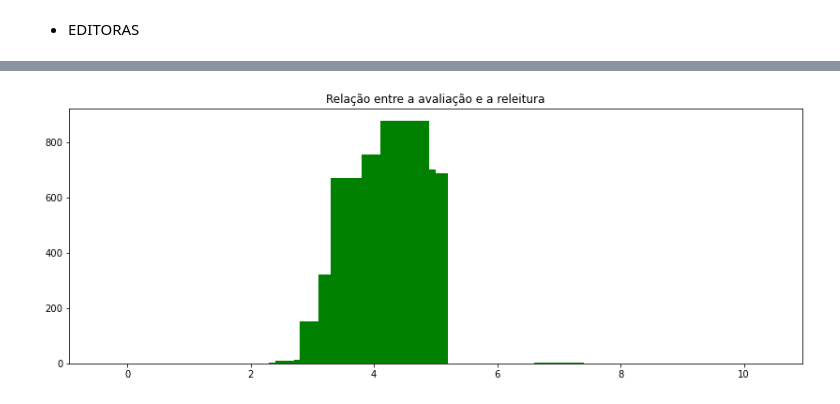
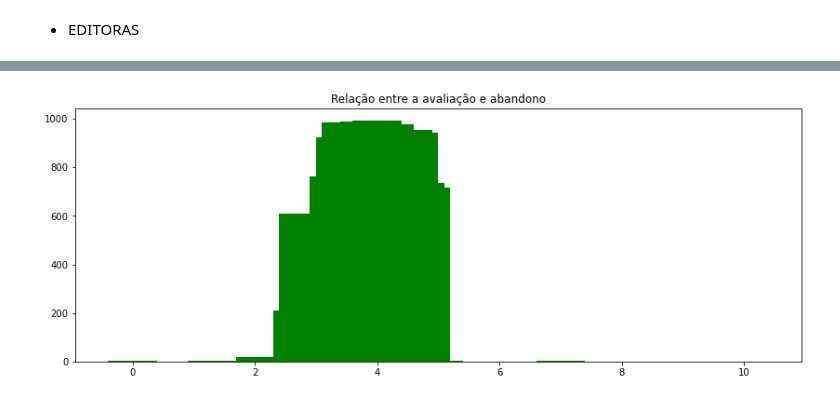
Before and after one commit to insper-classroom/22-1b-cd-p2-leandra_taina, a Jupyter notebook: Oficial.ipynb, the cells around one changed output, grey strips where cells are left out. Drawn from its saved outputs; the diff is of its cells as text; code cells hidden in the pictures.

```diff
--- a/Oficial.ipynb
+++ b/Oficial.ipynb
@@ -107,8 +145,8 @@ plt.show()
 # %%
 
 plt.figure(figsize=(14,5))
-plt.bar(dados['rating'],dados['relendo'], color='green')
-plt.title('Relação entre a avaliação e a releitura')
+plt.bar(dados['rating'],dados['abandonos'], color='green')
+plt.title('Relação entre a avaliação e abandono')
 plt.show()
 # %% [output]
-[figure, old version]
+[figure, new version]
```
Also changed, not shown: parts of 15 cells of this notebook.
